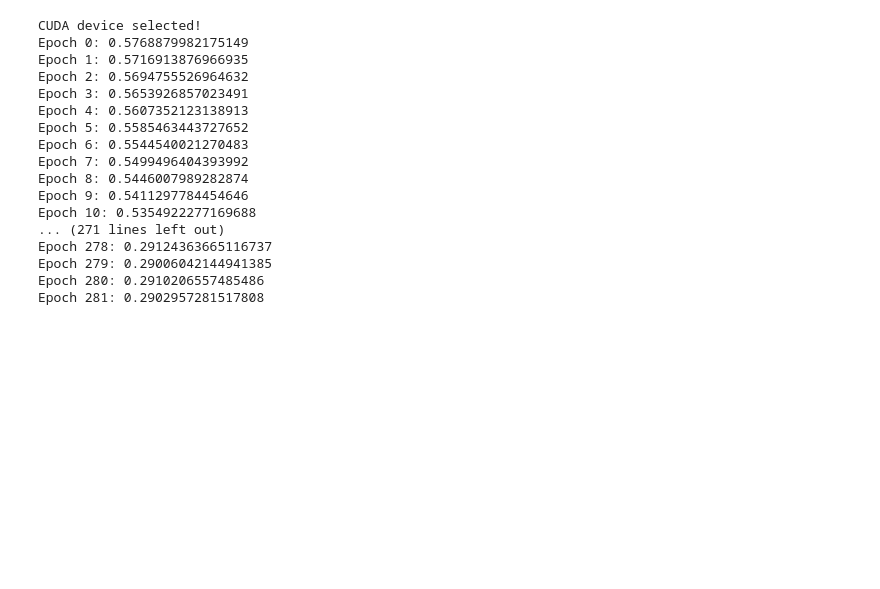
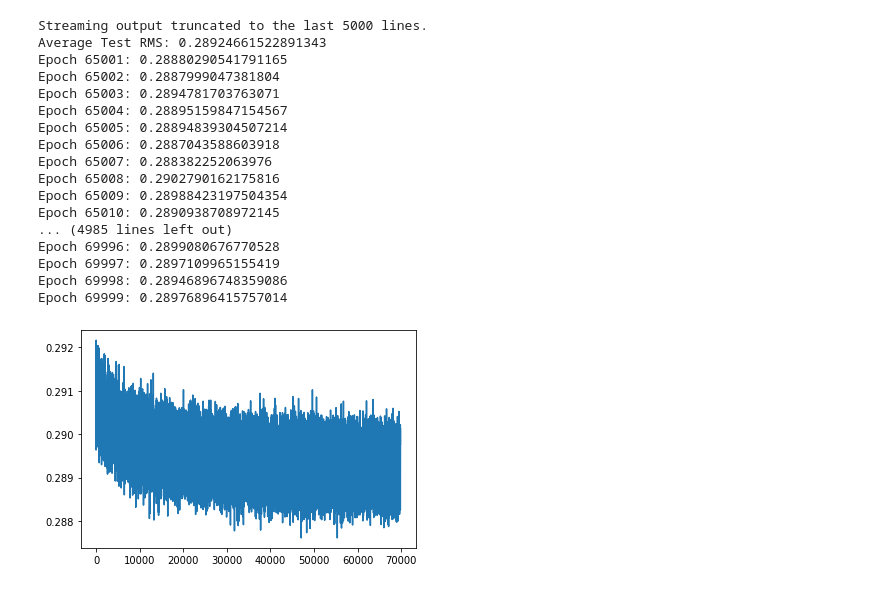
Before and after one commit to yashlal/Deepfake-Microbiomes, a Jupyter notebook: Combination.ipynb, the cells around one changed output. Drawn from its saved outputs; the diff is of its cells as text; code cells hidden in the pictures; blank space fills up the shorter version.

```diff
--- a/Combination.ipynb
+++ b/Combination.ipynb
@@ -78,9 +78,9 @@ class MyNet(nn.Module):
         return x
 
 net = MyNet().to(device)
-criterion = nn.MSELoss(reduction='mean')
+criterion = nn.MSELoss(reduction='sum')
 optimizer = optim.Adam(net.parameters(), lr=1e-4)
-scheduler = ReduceLROnPlateau(optimizer, patience=12, threshold=1e-3, verbose=True)
+# scheduler = ReduceLROnPlateau(optimizer, patience=12, threshold=1e-3, verbose=True)
 
 mytest_x = []
 mytest_y = []
@@ -97,57 +97,58 @@ def test_net(test_x, test_y):
 
       output = net(input).to(device)
       loss = criterion(output, true_y).to(device)
-      test_loss += sqrt(loss.item())
+      test_loss += sqrt((loss.item())/(231*461))
 
     print(f'Average Test RMS: {test_loss/len(test_x)}')
 
 loss_v = []
 
-for i in range(20000):
+for i in range(70000):
     if (i%1000==0) and (i!=0):
       test_net(mytest_x, mytest_y)
       continue
 
     optimizer.zero_grad()
     x, y = datagen()
     input = torch.from_numpy(x).float().to(device)
     true_y = torch.FloatTensor(y).to(device)
 
     output = net(input).to(device)
 
     loss = criterion(output, true_y).to(device)
-    s = sqrt(loss.item())
+    s = sqrt((loss.item())/(231*461))
     print(f'Epoch {i}: {s}')
     loss_v.append(s)
     loss.backward()
 
     optimizer.step()
-    scheduler.step(s)
+    # scheduler.step(s)
 
 
 
 
 PATH = 'model.pth'
 torch.save(net.state_dict(), PATH)
 
-plt.plot(loss_v[70:])
+plt.plot(loss_v[100:])
 plt.savefig('Loss.png')
 plt.show()
 # %% [output]
-CUDA device selected!
-Epoch 0: 0.5768879982175149
-Epoch 1: 0.5716913876966935
-Epoch 2: 0.5694755526964632
-Epoch 3: 0.5653926857023491
-Epoch 4: 0.5607352123138913
-Epoch 5: 0.5585463443727652
-Epoch 6: 0.5544540021270483
-Epoch 7: 0.5499496404393992
-Epoch 8: 0.5446007989282874
-Epoch 9: 0.5411297784454646
-Epoch 10: 0.5354922277169688
-... (271 lines left out)
-Epoch 278: 0.29124363665116737
-Epoch 279: 0.29006042144941385
-Epoch 280: 0.2910206557485486
-Epoch 281: 0.2902957281517808
+Streaming output truncated to the last 5000 lines.
+Average Test RMS: 0.28924661522891343
+Epoch 65001: 0.28880290541791165
+Epoch 65002: 0.2887999047381804
+Epoch 65003: 0.2894781703763071
+Epoch 65004: 0.28895159847154567
+Epoch 65005: 0.28894839304507214
+Epoch 65006: 0.2887043588603918
+Epoch 65007: 0.288382252063976
+Epoch 65008: 0.2902790162175816
+Epoch 65009: 0.28988423197504354
+Epoch 65010: 0.2890938708972145
+... (4985 lines left out)
+Epoch 69996: 0.2899080676770528
+Epoch 69997: 0.2897109965155419
+Epoch 69998: 0.28946896748359086
+Epoch 69999: 0.28976896415757014
+[figure, added]
```
